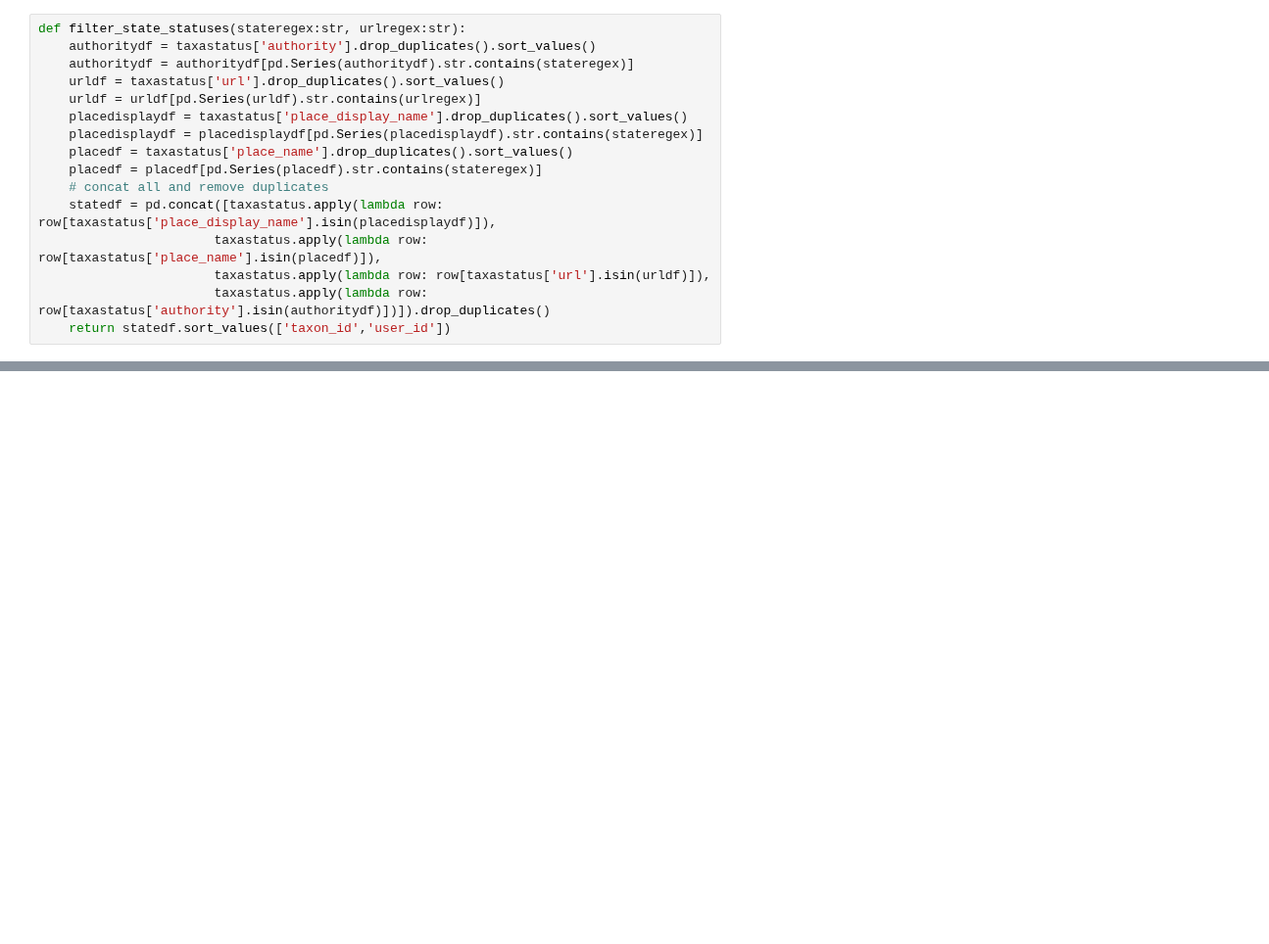
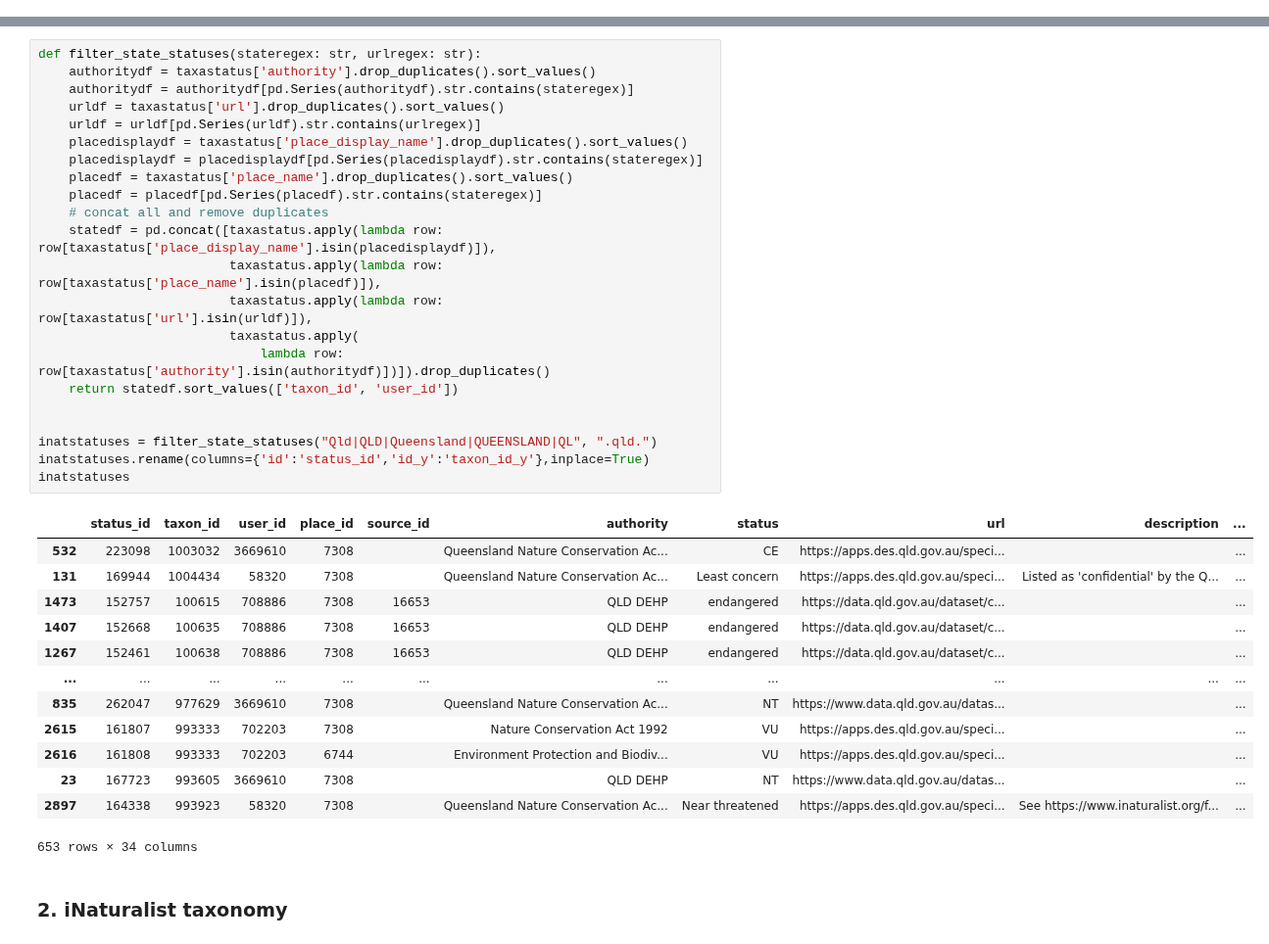
Before and after one commit to AtlasOfLivingAustralia/authoritative-lists, a Jupyter notebook: source-code/py-notebook/inaturalist-statuses/generate-state-lists.ipynb, the cells around one changed output, grey strips where cells are left out. Shown at 98% size. Saved outputs shown, nothing was run; the diff lists cells and outputs as text; blank space fills up the shorter version.

Commit message:
inaturalist qld list

```diff
--- a/source-code/py-notebook/inaturalist-statuses/generate-state-lists.ipynb
+++ b/source-code/py-notebook/inaturalist-statuses/generate-state-lists.ipynb
@@ -40,16 +0,0 @@ taxastatus
-# %%
-def filter_state_statuses(stateregex:str, urlregex:str):
-    authoritydf = taxastatus['authority'].drop_duplicates().sort_values()
-    authoritydf = authoritydf[pd.Series(authoritydf).str.contains(stateregex)]
-    urldf = taxastatus['url'].drop_duplicates().sort_values()
-    urldf = urldf[pd.Series(urldf).str.contains(urlregex)]
-    placedisplaydf = taxastatus['place_display_name'].drop_duplicates().sort_values()
-    placedisplaydf = placedisplaydf[pd.Series(placedisplaydf).str.contains(stateregex)]
-    placedf = taxastatus['place_name'].drop_duplicates().sort_values()
-    placedf = placedf[pd.Series(placedf).str.contains(stateregex)]
-    # concat all and remove duplicates
-    statedf = pd.concat([taxastatus.apply(lambda row: row[taxastatus['place_display_name'].isin(placedisplaydf)]),
-                       taxastatus.apply(lambda row: row[taxastatus['place_name'].isin(placedf)]),
-                       taxastatus.apply(lambda row: row[taxastatus['url'].isin(urldf)]),
-                       taxastatus.apply(lambda row: row[taxastatus['authority'].isin(authoritydf)])]).drop_duplicates()
-    return statedf.sort_values(['taxon_id','user_id'])
@@ -293,0 +39,38 @@ additionsexport.to_csv(sourcedir + "qld-add.csv",index=False)
+# %%
+def filter_state_statuses(stateregex: str, urlregex: str):
+    authoritydf = taxastatus['authority'].drop_duplicates().sort_values()
+    authoritydf = authoritydf[pd.Series(authoritydf).str.contains(stateregex)]
+    urldf = taxastatus['url'].drop_duplicates().sort_values()
+    urldf = urldf[pd.Series(urldf).str.contains(urlregex)]
+    placedisplaydf = taxastatus['place_display_name'].drop_duplicates().sort_values()
+    placedisplaydf = placedisplaydf[pd.Series(placedisplaydf).str.contains(stateregex)]
+    placedf = taxastatus['place_name'].drop_duplicates().sort_values()
+    placedf = placedf[pd.Series(placedf).str.contains(stateregex)]
+    # concat all and remove duplicates
+    statedf = pd.concat([taxastatus.apply(lambda row: row[taxastatus['place_display_name'].isin(placedisplaydf)]),
+                         taxastatus.apply(lambda row: row[taxastatus['place_name'].isin(placedf)]),
+                         taxastatus.apply(lambda row: row[taxastatus['url'].isin(urldf)]),
+                         taxastatus.apply(
+                             lambda row: row[taxastatus['authority'].isin(authoritydf)])]).drop_duplicates()
+    return statedf.sort_values(['taxon_id', 'user_id'])
+
+
+inatstatuses = filter_state_statuses("Qld|QLD|Queensland|QUEENSLAND|QL", ".qld.")
+inatstatuses.rename(columns={'id':'status_id','id_y':'taxon_id_y'},inplace=True)
+inatstatuses
+# %% [output]
+|  | status_id | taxon_id | user_id | place_id | source_id | authority | status | url | description | ... |
+| 532 | 223098 | 1003032 | 3669610 | 7308 |  | Queensland Nature Conservation Ac... | CE | https://apps.des.qld.gov.au/speci... |  | ... |
+| 131 | 169944 | 1004434 | 58320 | 7308 |  | Queensland Nature Conservation Ac... | Least concern | https://apps.des.qld.gov.au/speci... | Listed as 'confidential' by the Q... | ... |
+| 1473 | 152757 | 100615 | 708886 | 7308 | 16653 | QLD DEHP | endangered | https://data.qld.gov.au/dataset/c... |  | ... |
+| 1407 | 152668 | 100635 | 708886 | 7308 | 16653 | QLD DEHP | endangered | https://data.qld.gov.au/dataset/c... |  | ... |
+| 1267 | 152461 | 100638 | 708886 | 7308 | 16653 | QLD DEHP | endangered | https://data.qld.gov.au/dataset/c... |  | ... |
+| ... | ... | ... | ... | ... | ... | ... | ... | ... | ... | ... |
+| 835 | 262047 | 977629 | 3669610 | 7308 |  | Queensland Nature Conservation Ac... | NT | https://www.data.qld.gov.au/datas... |  | ... |
+| 2615 | 161807 | 993333 | 702203 | 7308 |  | Nature Conservation Act 1992 | VU | https://apps.des.qld.gov.au/speci... |  | ... |
+| 2616 | 161808 | 993333 | 702203 | 6744 |  | Environment Protection and Biodiv... | VU | https://apps.des.qld.gov.au/speci... |  | ... |
+| 23 | 167723 | 993605 | 3669610 | 7308 |  | QLD DEHP | NT | https://www.data.qld.gov.au/datas... |  | ... |
+| 2897 | 164338 | 993923 | 58320 | 7308 |  | Queensland Nature Conservation Ac... | Near threatened | https://apps.des.qld.gov.au/speci... | See https://www.inaturalist.org/f... | ... |
+653 rows × 34 columns
+# %% [markdown]
+### 2. iNaturalist taxonomy
```
Also changed, not shown: parts of 42 cells of this notebook, 8 other files.
